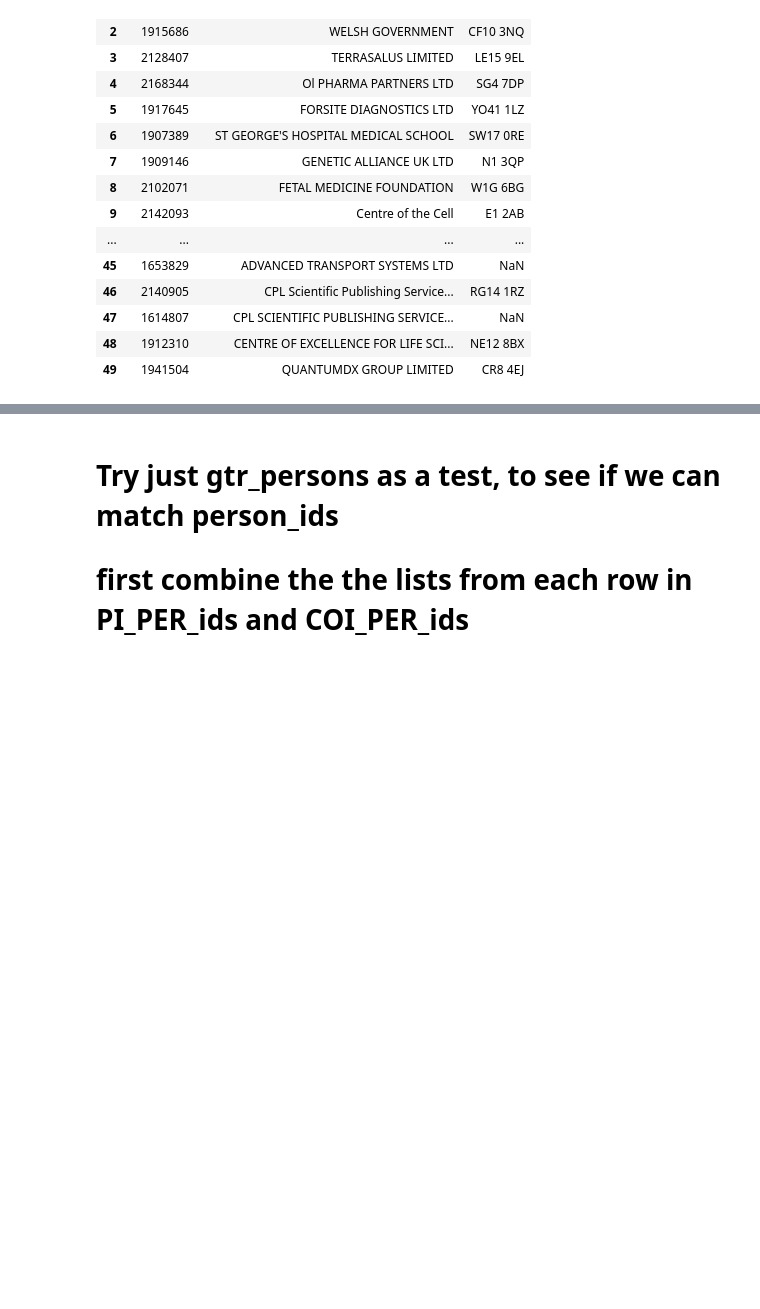
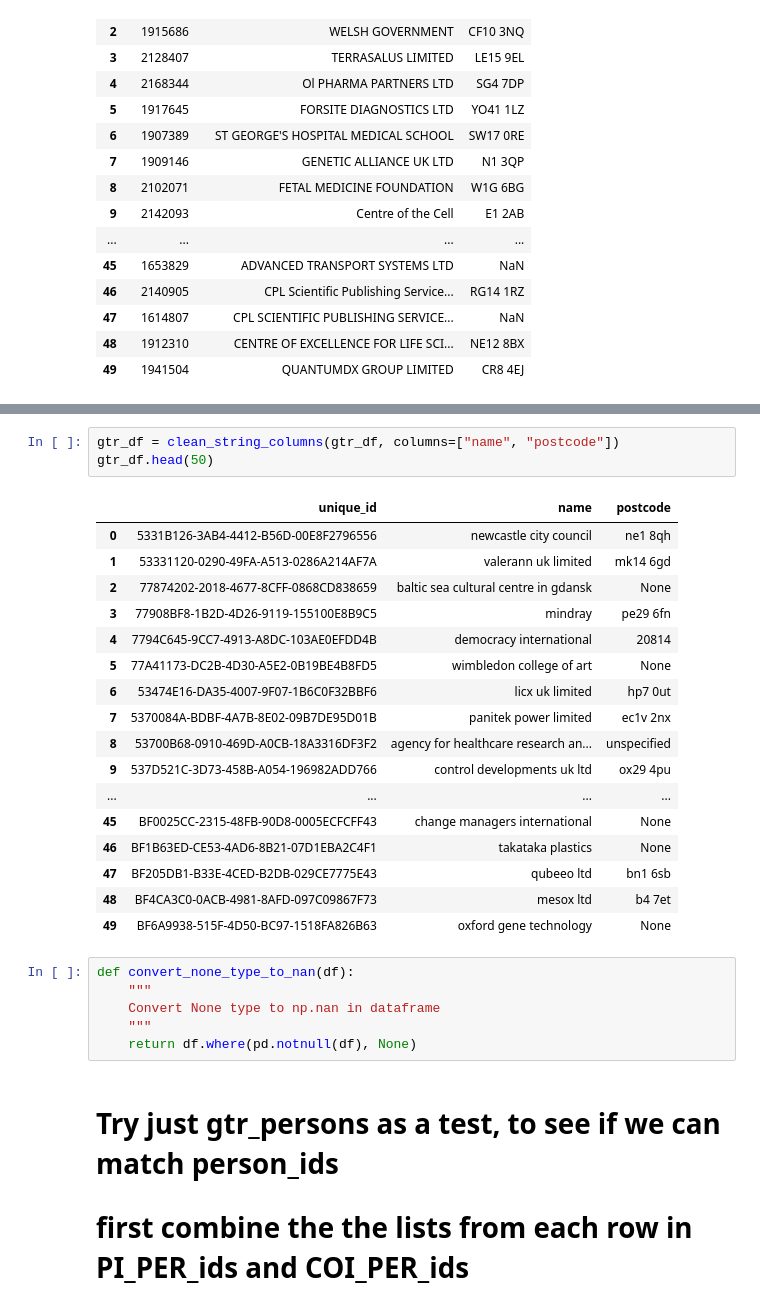
Before and after one commit to hpfield/OrgSync, a Jupyter notebook: eda/splink_simple.ipynb, the cells around one changed output, grey strips where cells are left out. Cells and saved outputs as stored; diff of their text form; blank space fills up the shorter version.

```diff
--- a/eda/splink_simple.ipynb
+++ b/eda/splink_simple.ipynb
@@ -309,3 +253,30 @@ gtr_persons.head(6)
+# %%
+gtr_df = clean_string_columns(gtr_df, columns=["name", "postcode"])
+gtr_df.head(50)
+# %% [output]
+|  | unique_id | name | postcode |
+| 0 | 5331B126-3AB4-4412-B56D-00E8F2796556 | newcastle city council | ne1 8qh |
+| 1 | 53331120-0290-49FA-A513-0286A214AF7A | valerann uk limited | mk14 6gd |
+| 2 | 77874202-2018-4677-8CFF-0868CD838659 | baltic sea cultural centre in gdansk | None |
+| 3 | 77908BF8-1B2D-4D26-9119-155100E8B9C5 | mindray | pe29 6fn |
+| 4 | 7794C645-9CC7-4913-A8DC-103AE0EFDD4B | democracy international | 20814 |
+| 5 | 77A41173-DC2B-4D30-A5E2-0B19BE4B8FD5 | wimbledon college of art | None |
+| 6 | 53474E16-DA35-4007-9F07-1B6C0F32BBF6 | licx uk limited | hp7 0ut |
+| 7 | 5370084A-BDBF-4A7B-8E02-09B7DE95D01B | panitek power limited | ec1v 2nx |
+| 8 | 53700B68-0910-469D-A0CB-18A3316DF3F2 | agency for healthcare research an... | unspecified |
+| 9 | 537D521C-3D73-458B-A054-196982ADD766 | control developments uk ltd | ox29 4pu |
+| ... | ... | ... | ... |
+| 45 | BF0025CC-2315-48FB-90D8-0005ECFCFF43 | change managers international | None |
+| 46 | BF1B63ED-CE53-4AD6-8B21-07D1EBA2C4F1 | takataka plastics | None |
+| 47 | BF205DB1-B33E-4CED-B2DB-029CE7775E43 | qubeeo ltd | bn1 6sb |
+| 48 | BF4CA3C0-0ACB-4981-8AFD-097C09867F73 | mesox ltd | b4 7et |
+| 49 | BF6A9938-515F-4D50-BC97-1518FA826B63 | oxford gene technology | None |
+# %%
+def convert_none_type_to_nan(df):
+    """
+    Convert None type to np.nan in dataframe
+    """
+    return df.where(pd.notnull(df), None)
 # %% [markdown]
 # Try just gtr_persons as a test, to see if we can match person_ids
 # first combine the the lists from each row in PI_PER_ids and COI_PER_ids
```
Also changed, not shown: parts of 7 cells of this notebook, 2 other files.
